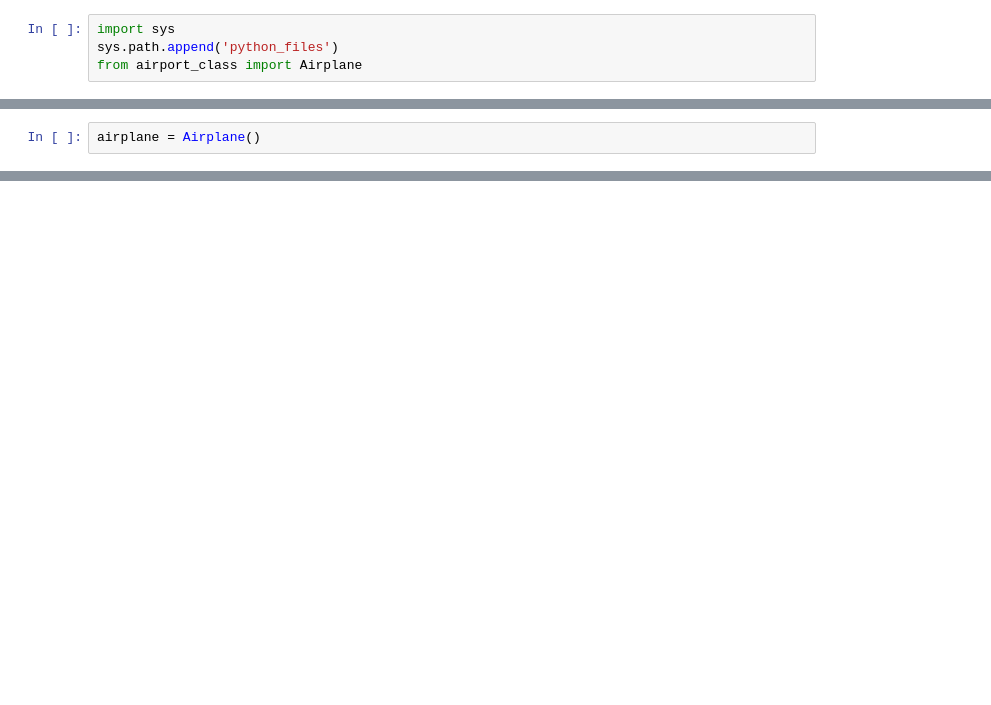
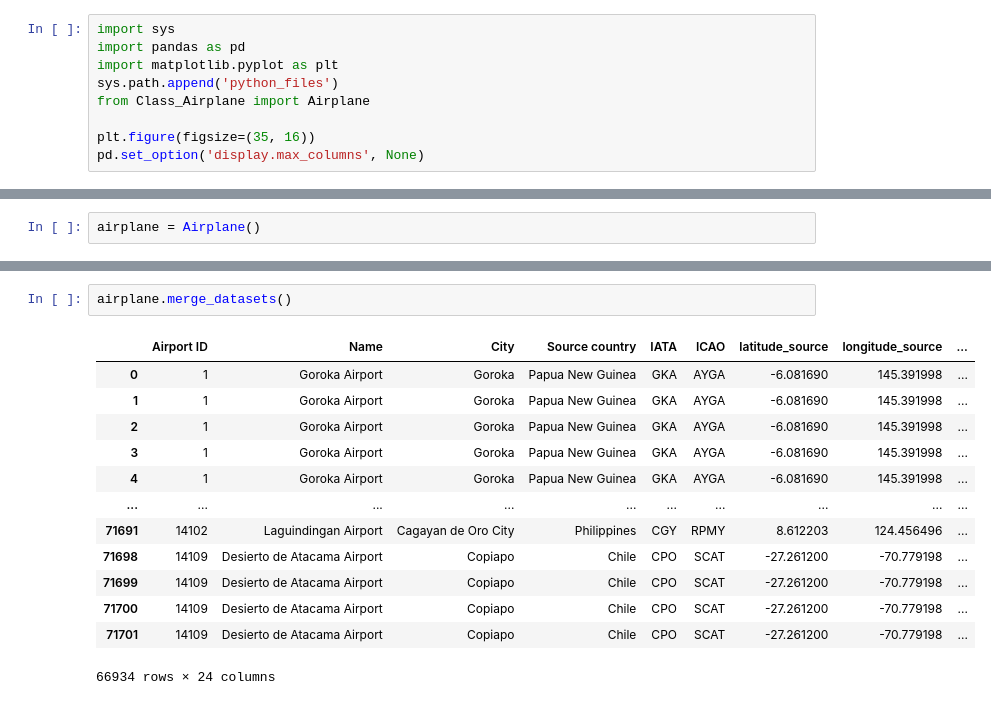
Before and after one commit to CarolinaAparicio2001/ADPRO, a Jupyter notebook: showcase_notebook.ipynb, the cells around one changed output, grey strips where cells are left out. Cells and saved outputs as stored; diff of their text form; blank space fills up the shorter version.

```diff
--- a/showcase_notebook.ipynb
+++ b/showcase_notebook.ipynb
@@ -9,4 +15,9 @@ Julia Cheng -
 # %%
 import sys
+import pandas as pd
+import matplotlib.pyplot as plt
 sys.path.append('python_files')
-from airport_class import Airplane
+from Class_Airplane import Airplane
+
+plt.figure(figsize=(35, 16))
+pd.set_option('display.max_columns', None)
@@ -36,0 +54,16 @@ Downloaded data executed!
+# %%
+airplane.merge_datasets()
+# %% [output]
+|  | Airport ID | Name | City | Source country | IATA | ICAO | latitude_source | longitude_source | ... |
+| 0 | 1 | Goroka Airport | Goroka | Papua New Guinea | GKA | AYGA | -6.081690 | 145.391998 | ... |
+| 1 | 1 | Goroka Airport | Goroka | Papua New Guinea | GKA | AYGA | -6.081690 | 145.391998 | ... |
+| 2 | 1 | Goroka Airport | Goroka | Papua New Guinea | GKA | AYGA | -6.081690 | 145.391998 | ... |
+| 3 | 1 | Goroka Airport | Goroka | Papua New Guinea | GKA | AYGA | -6.081690 | 145.391998 | ... |
+| 4 | 1 | Goroka Airport | Goroka | Papua New Guinea | GKA | AYGA | -6.081690 | 145.391998 | ... |
+| ... | ... | ... | ... | ... | ... | ... | ... | ... | ... |
+| 71691 | 14102 | Laguindingan Airport | Cagayan de Oro City | Philippines | CGY | RPMY | 8.612203 | 124.456496 | ... |
+| 71698 | 14109 | Desierto de Atacama Airport | Copiapo | Chile | CPO | SCAT | -27.261200 | -70.779198 | ... |
+| 71699 | 14109 | Desierto de Atacama Airport | Copiapo | Chile | CPO | SCAT | -27.261200 | -70.779198 | ... |
+| 71700 | 14109 | Desierto de Atacama Airport | Copiapo | Chile | CPO | SCAT | -27.261200 | -70.779198 | ... |
+| 71701 | 14109 | Desierto de Atacama Airport | Copiapo | Chile | CPO | SCAT | -27.261200 | -70.779198 | ... |
+66934 rows × 24 columns
```
Also changed, not shown: parts of 26 cells of this notebook.
